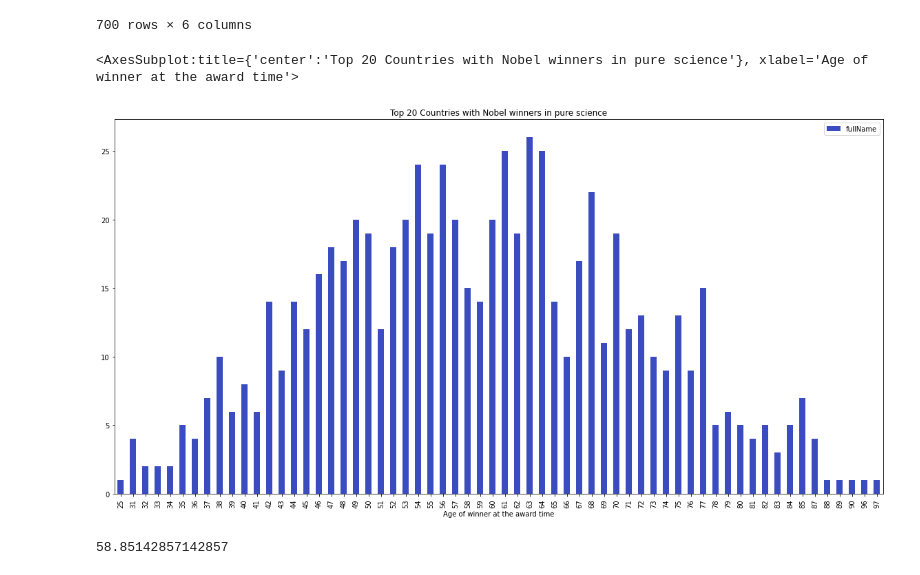
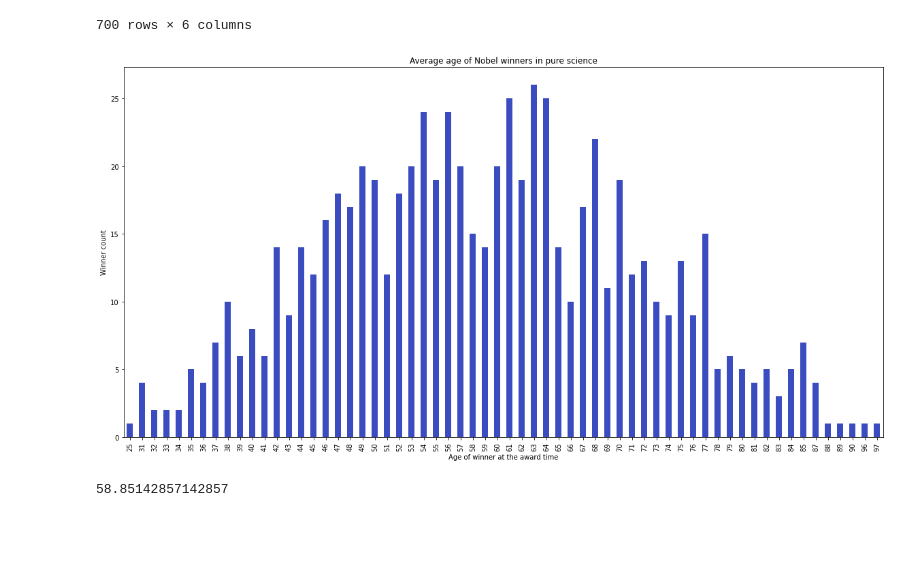
Before and after one commit to arturmusin47/nobel_prize_and_schooling, a Jupyter notebook: EDA.ipynb, the cells around one changed output. Cells and saved outputs as stored; diff of their text form; code cells hidden in the pictures; blank space fills up the shorter version.

```diff
--- a/EDA.ipynb
+++ b/EDA.ipynb
@@ -370,12 +376,12 @@ See the caveats in the documentation: https://pandas.pydata.org/pandas-docs/stab
 # %%
 nobel_science_age_mean=nobel_science_age[['Age of winner at the award time','fullName']]
 grouped_age_mean=nobel_science_age_mean.groupby('Age of winner at the award time').count()
 grouped_age_mean['Age of winner at the award time']=grouped_age.index
 grouped_age_mean.sort_index(inplace=True)
-grouped_age_mean.plot(x='Age of winner at the award time',y='fullName',kind='bar', colormap='coolwarm', figsize=(20,10), title='Top 20 Countries with Nobel winners in pure science')
+grouped_age_mean.plot(x='Age of winner at the award time',y='fullName',kind='bar', legend=False, ylabel='Winner count',colormap='coolwarm', figsize=(20,10), title='Average age of Nobel winners in pure science')
+plt.savefig('Average age of Nobel winners in pure science.png')
 # %% [output]
-<AxesSubplot:title={'center':'Top 20 Countries with Nobel winners in pure science'}, xlabel='Age of winner at the award time'>
-[figure, old version]
+[figure, new version]
 # %%
 #find mean age of award winner
 np.mean(nobel_science_age['Age of winner at the award time'])
```
Also changed, not shown: parts of 9 cells of this notebook, 4 other files.
